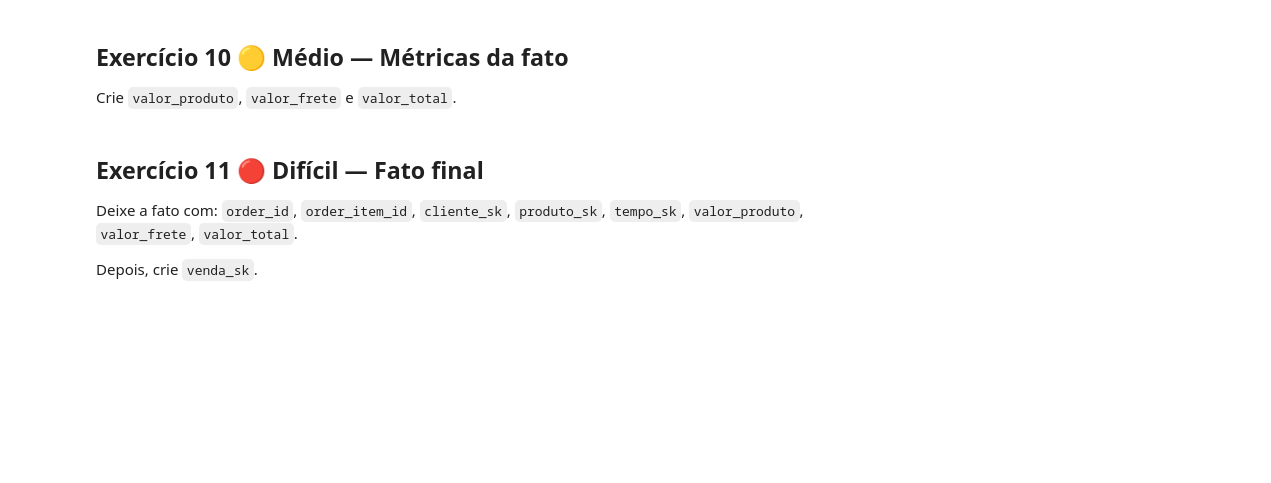
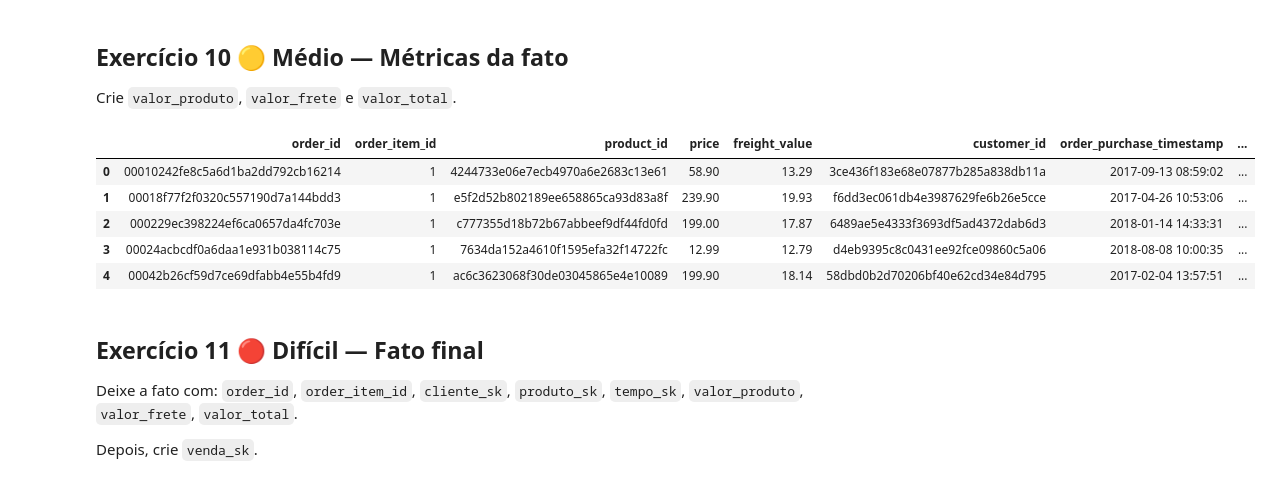
Before and after one commit to orlandovcj/Semana_9, a Jupyter notebook: Exercício/Semana8_Projeto_DW_Aluno_Completo.ipynb, the cells around one changed output. Cells and saved outputs as stored; diff of their text form; code cells hidden in the pictures; blank space fills up the shorter version.

```diff
--- a/Exercício/Semana8_Projeto_DW_Aluno_Completo.ipynb
+++ b/Exercício/Semana8_Projeto_DW_Aluno_Completo.ipynb
@@ -263,7 +474,19 @@ Complete a construção da `fato_vendas` trazendo `cliente_sk`, `produto_sk` e `
 
 Crie `valor_produto`, `valor_frete` e `valor_total`.
 # %%
-# SUA RESPOSTA AQUI
+# Adiciona colunas para os valores na tabela fato_vendas, calculando o valor total como a soma do valor do produto e do valor do frete.
+fato_vendas['valor_produto'] = fato_vendas['price']
+fato_vendas['valor_frete'] = fato_vendas['freight_value']
+fato_vendas['valor_total'] = fato_vendas['valor_produto'] + fato_vendas['valor_frete']
+
+fato_vendas.head()
+# %% [output]
+|  | order_id | order_item_id | product_id | price | freight_value | customer_id | order_purchase_timestamp | ... |
+| 0 | 00010242fe8c5a6d1ba2dd792cb16214 | 1 | 4244733e06e7ecb4970a6e2683c13e61 | 58.90 | 13.29 | 3ce436f183e68e07877b285a838db11a | 2017-09-13 08:59:02 | ... |
+| 1 | 00018f77f2f0320c557190d7a144bdd3 | 1 | e5f2d52b802189ee658865ca93d83a8f | 239.90 | 19.93 | f6dd3ec061db4e3987629fe6b26e5cce | 2017-04-26 10:53:06 | ... |
+| 2 | 000229ec398224ef6ca0657da4fc703e | 1 | c777355d18b72b67abbeef9df44fd0fd | 199.00 | 17.87 | 6489ae5e4333f3693df5ad4372dab6d3 | 2018-01-14 14:33:31 | ... |
+| 3 | 00024acbcdf0a6daa1e931b038114c75 | 1 | 7634da152a4610f1595efa32f14722fc | 12.99 | 12.79 | d4eb9395c8c0431ee92fce09860c5a06 | 2018-08-08 10:00:35 | ... |
+| 4 | 00042b26cf59d7ce69dfabb4e55b4fd9 | 1 | ac6c3623068f30de03045865e4e10089 | 199.90 | 18.14 | 58dbd0b2d70206bf40e62cd34e84d795 | 2017-02-04 13:57:51 | ... |
 # %% [markdown]
 ## Exercício 11 🔴 Difícil — Fato final
 
```
Also changed, not shown: parts of 19 cells of this notebook, 1 other file.
